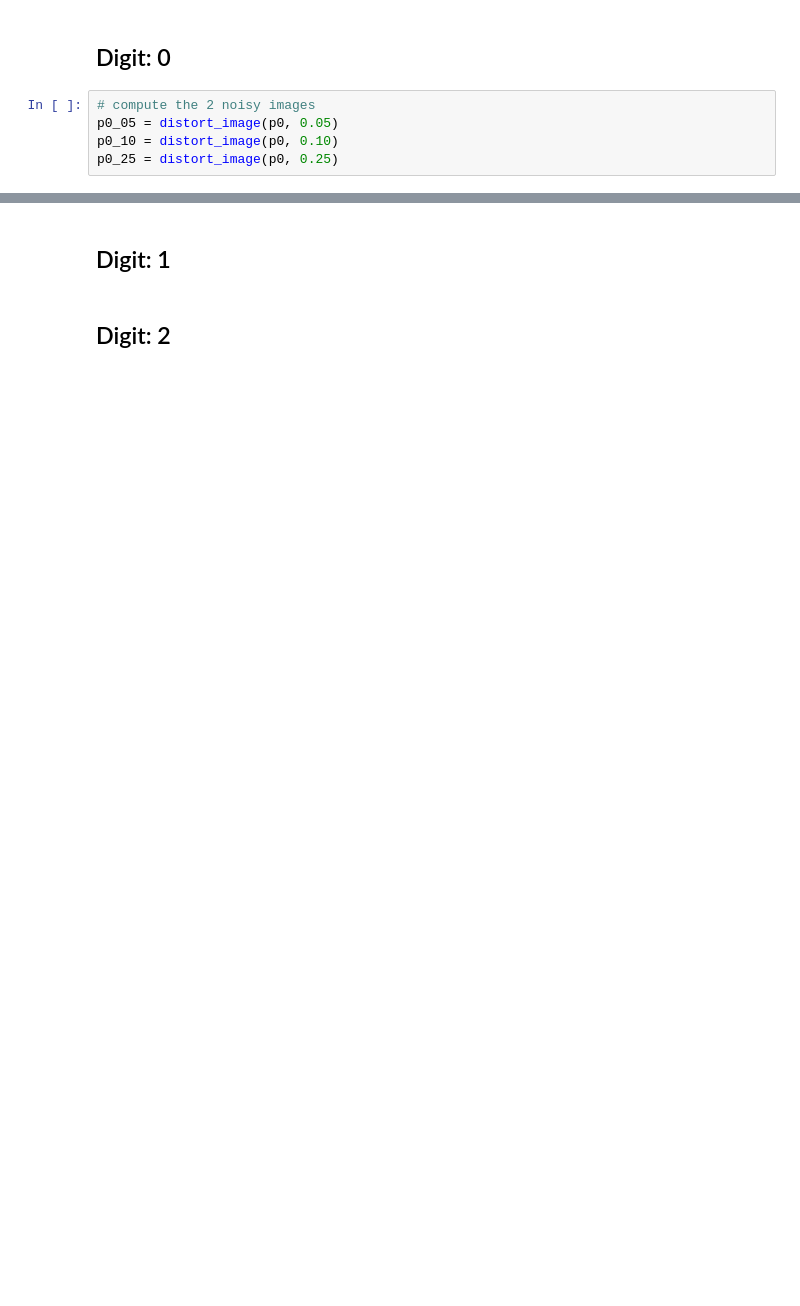
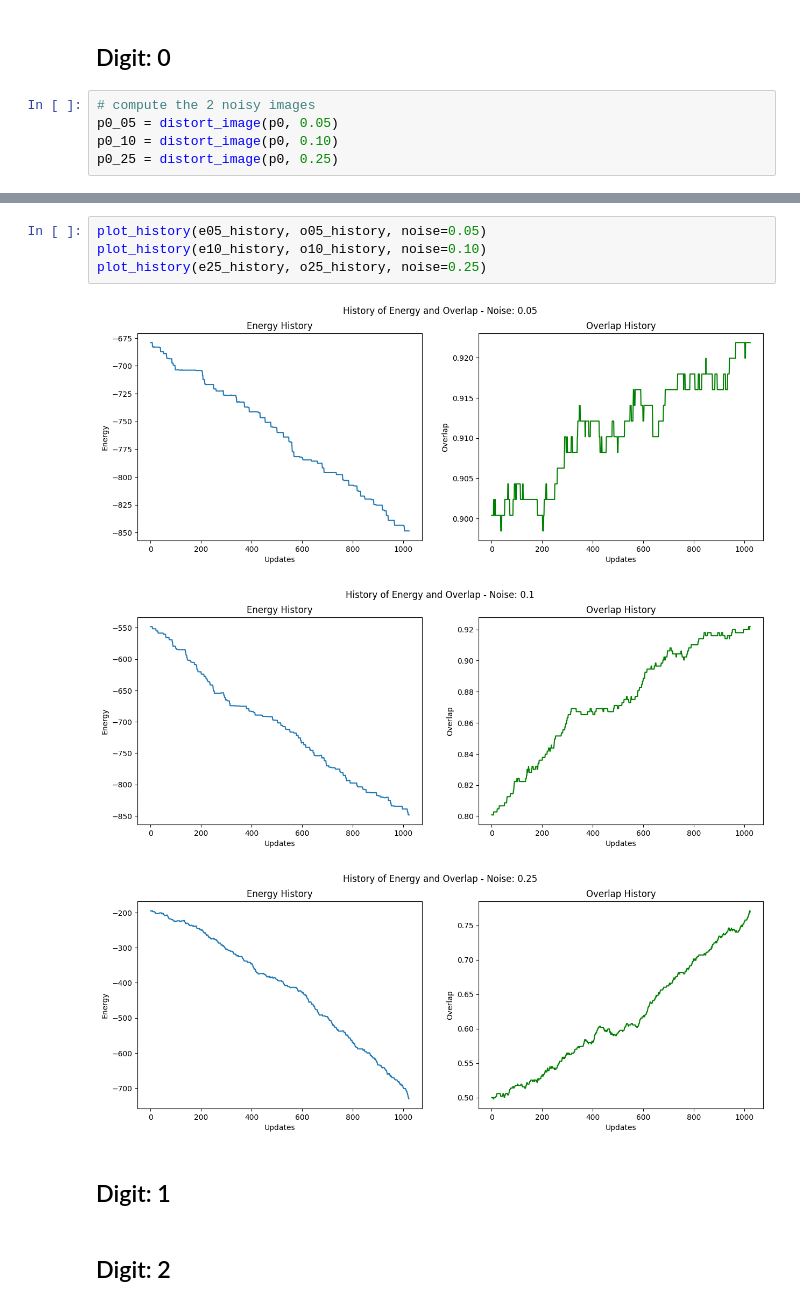
Before and after one commit to JacopoRaffi/CNS_Assignments, a Jupyter notebook: LAB2/LAB2_2/main.ipynb, the cells around one changed output, grey strips where cells are left out. Drawn from its saved outputs; the diff is of its cells as text; blank space fills up the shorter version.

```diff
--- a/LAB2/LAB2_2/main.ipynb
+++ b/LAB2/LAB2_2/main.ipynb
@@ -51,3 +47,11 @@ plot_images(p0, p0_25, p0_25_retrieved.reshape(p0.shape), noise=0.25)
+# %%
+plot_history(e05_history, o05_history, noise=0.05)
+plot_history(e10_history, o10_history, noise=0.10)
+plot_history(e25_history, o25_history, noise=0.25)
+# %% [output]
+[figure, added]
+[figure, added]
+[figure, added]
 # %% [markdown]
 ## Digit: 1
 # %% [markdown]
```
Also changed, not shown: parts of 3 cells of this notebook, 1 other file.
